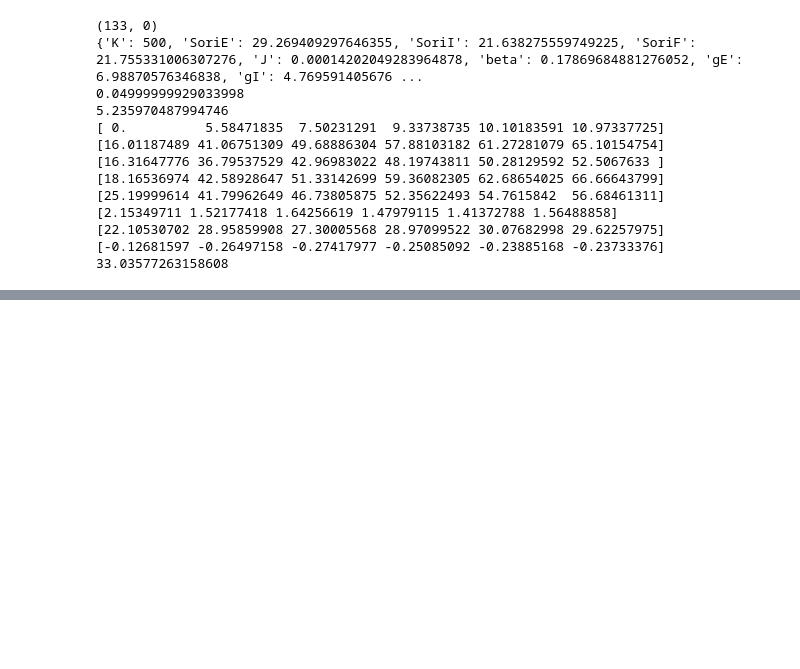
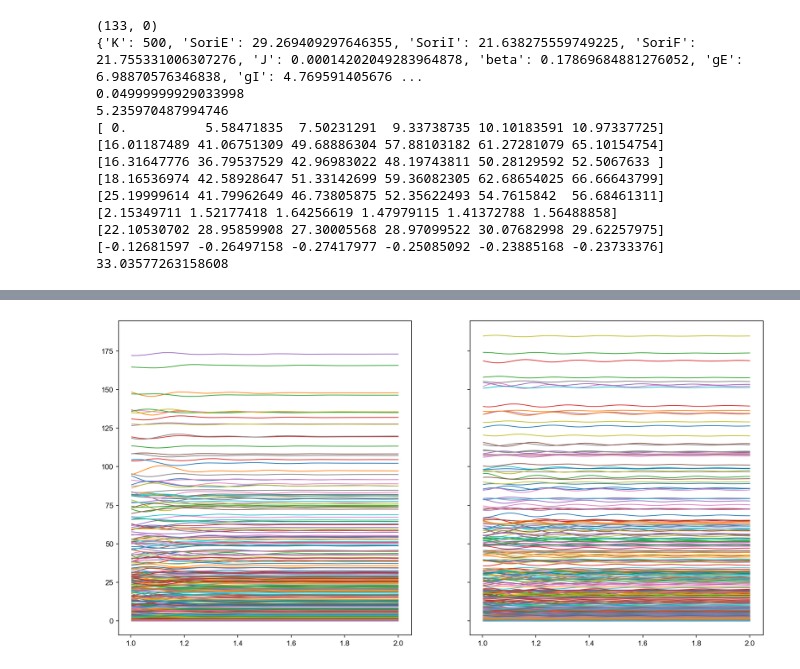
Before and after one commit to AddingAddict/ToroidalNetworks, a Jupyter notebook: sparse_weights/notebooks/fit_reshuffling_data.ipynb, the cells around one changed output, grey strips where cells are left out. Drawn from its saved outputs; the diff is of its cells as text; code cells hidden in the pictures; blank space fills up the shorter version.

```diff
--- a/sparse_weights/notebooks/fit_reshuffling_data.ipynb
+++ b/sparse_weights/notebooks/fit_reshuffling_data.ipynb
@@ -476,0 +473,10 @@ print(np.count_nonzero(monk_costs < 75))
+# %%
+import torch
+
+ri = ric.Ricciardi()
+ri.set_up_nonlinearity('./../scripts/phi_int')
+ri.set_up_nonlinearity_tensor()
+
+NtE = 100
+T = torch.linspace(0,NtE*ri.tE,round(NtE*ri.tE/(ri.tI/3))+1)
+mask_time = T>(NtE/2*ri.tE)
@@ -476,0 +486,6 @@ print(np.count_nonzero(monk_costs < 75))
+# %%
+reload(su)
+
+net,rates,dynas = su.sim_ring_tensor(res_dict[monk_idx_min]['prms'],res_dict[monk_idx_min]['best_monk_eX'],
+                            res_dict[monk_idx_min]['best_monk_bX'],res_dict[monk_idx_min]['best_monk_aXs'][-1],
+                            ri,T,mask_time,[0],True)
@@ -476,0 +500,9 @@ print(np.count_nonzero(monk_costs < 75))
+# %%
+fig,axs = plt.subplots(1,2,figsize=(16,8),dpi=150,sharex=True,sharey=True)
+
+axs[0].plot(T[mask_time],dynas[0,::20,mask_time])
+axs[1].plot(T[mask_time],dynas[1,::20,mask_time])
+
+plt.show()
+# %% [output]
+[figure, added]
```
Also changed, not shown: parts of 8 cells of this notebook, 7 other files.
